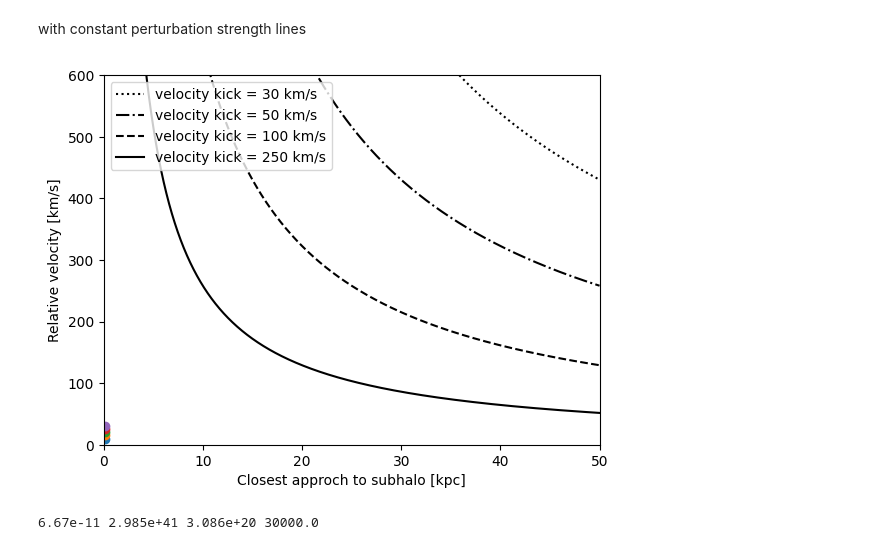
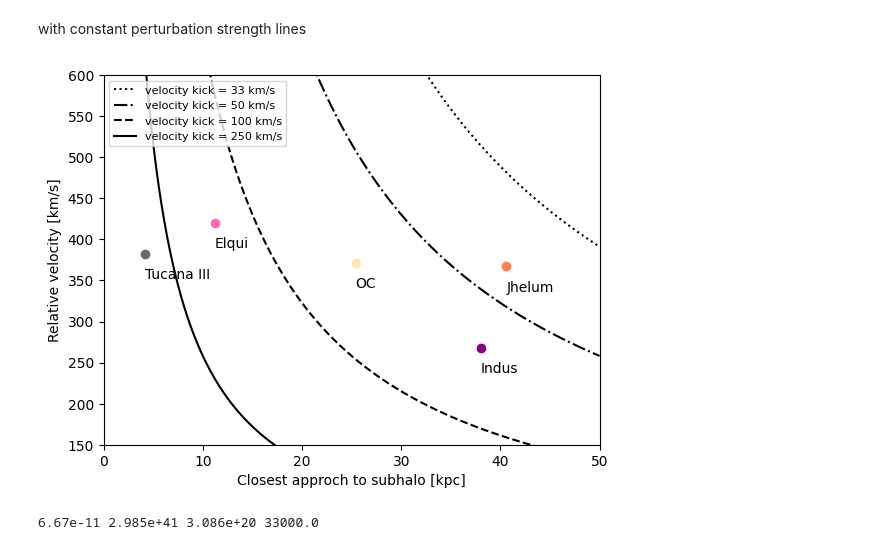
Before and after one commit to RutongPei/SBI-streameeeee, a Jupyter notebook: sims/a_simple_case.ipynb, the cells around one changed output. Saved outputs shown, nothing was run; the diff lists cells and outputs as text; code cells hidden in the pictures.

```diff
--- a/sims/a_simple_case.ipynb
+++ b/sims/a_simple_case.ipynb
@@ -68,44 +129,47 @@ M= 15 # mass of subhalo in 1e10 Msun
 #w= relative velocity in km/s
 
 #delta_v in km/s
-delta_v1= 30
+delta_v1= 33
 delta_v2= 50
 delta_v3= 100
 delta_v4= 250
 
 # x axis: cloest approach to subhalo, i.e. impact parameter b
 # y axis: relative velocity at cloest approach, w
 
 
 b = np.arange(0.0, 50.0, 0.01)
 w1 = G*(M*1.99e40)/(b*3.086e19)/(delta_v1*1e3)/1e3
-plt.plot(b,w1, label='velocity kick = 30 km/s', linestyle='dotted', color='black')
+plt.plot(b,w1, label=f'velocity kick = {delta_v1} km/s', linestyle='dotted', color='black')
 
 
 w2 = G*(M*1.99e40)/(b*3.086e19)/(delta_v2*1e3)/1e3
-_ = plt.plot(b,w2, label='velocity kick = 50 km/s', linestyle='-.', color='black')
+_ = plt.plot(b,w2, label=f'velocity kick = {delta_v2} km/s', linestyle='-.', color='black')
 
 w3 = G*(M*1.99e40)/(b*3.086e19)/(delta_v3*1e3)/1e3
-_ = plt.plot(b,w3, label='velocity kick = 100 km/s', linestyle='--', color='black')
+_ = plt.plot(b,w3, label=f'velocity kick = {delta_v3} km/s', linestyle='--', color='black')
 
 w4 = G*(M*1.99e40)/(b*3.086e19)/(delta_v4*1e3)/1e3
-_ = plt.plot(b,w4, label='velocity kick = 250 km/s', color='black')
+_ = plt.plot(b,w4, label=f'velocity kick = {delta_v4} km/s', color='black')
 
-plt.legend()
+plt.legend(prop={'size':8})
 plt.xlim(0, 50)
-plt.ylim(0, 600)
+plt.ylim(150, 600)
 plt.xlabel("Closest approch to subhalo [kpc]")
 plt.ylabel("Relative velocity [km/s]")
 
 
 # stream models as dots
-x=[0.1,0.1,0.1,0.1,0.1]
-y=[10,15,20,25,30]
+x=[4.2, 11.2, 25.4, 40.6, 38]
+y=[382, 420, 371, 367, 268]
+streams=['Tucana III', 'Elqui', 'OC', 'Jhelum', 'Indus']
+colors=['dimgray', 'hotpink','moccasin','coral','darkmagenta']
 for i in range(5):
-    plt.plot(x[i],y[i],'o')
+    plt.plot(x[i],y[i],'o', color=colors[i])
+    plt.text(x[i],y[i]-30, streams[i])
 
 plt.show()
 print(G, (M*1.99e40), (10*3.086e19), (delta_v1*1e3))
 # %% [output]
-[figure, old version]
+[figure, new version]
-6.67e-11 2.985e+41 3.086e+20 30000.0
+6.67e-11 2.985e+41 3.086e+20 33000.0
```
Also changed, not shown: parts of 19 cells of this notebook.
